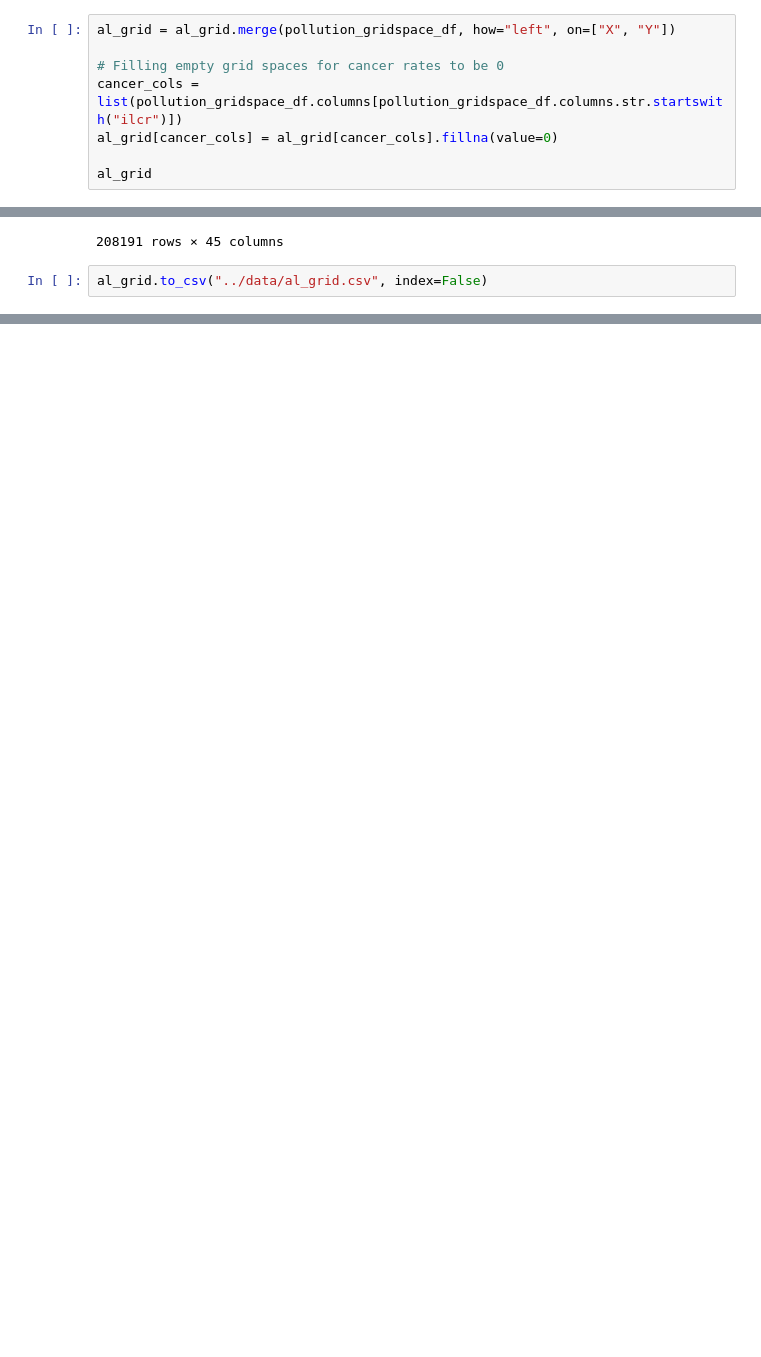
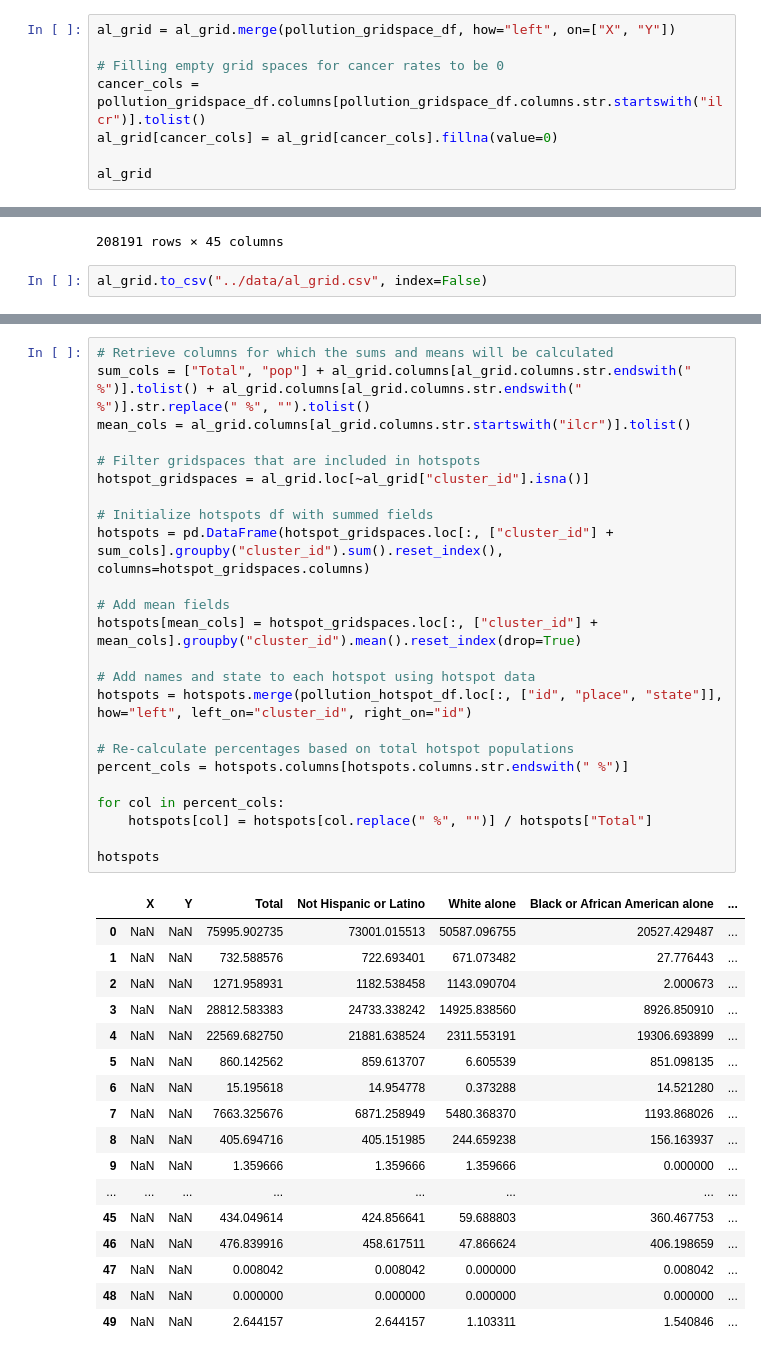
Before and after one commit to jasondamico/d3-visualizations, a Jupyter notebook: propublica_hotspots/python/cleaning.ipynb, the cells around one changed output, grey strips where cells are left out. Saved outputs shown, nothing was run; the diff lists cells and outputs as text; blank space fills up the shorter version.

Commit message:
Add script to group grid square into hotspots

```diff
--- a/propublica_hotspots/python/cleaning.ipynb
+++ b/propublica_hotspots/python/cleaning.ipynb
@@ -421,7 +421,7 @@ While it is unclear which year the "pop" field in the ProPublica data represents
 al_grid = al_grid.merge(pollution_gridspace_df, how="left", on=["X", "Y"])
 
 # Filling empty grid spaces for cancer rates to be 0
-cancer_cols = list(pollution_gridspace_df.columns[pollution_gridspace_df.columns.str.startswith("ilcr")])
+cancer_cols = pollution_gridspace_df.columns[pollution_gridspace_df.columns.str.startswith("ilcr")].tolist()
 al_grid[cancer_cols] = al_grid[cancer_cols].fillna(value=0)
 
 al_grid
@@ -443,0 +447,42 @@ al_grid.to_csv("../data/al_grid.csv", index=False)
+# %%
+# Retrieve columns for which the sums and means will be calculated
+sum_cols = ["Total", "pop"] + al_grid.columns[al_grid.columns.str.endswith(" %")].tolist() + al_grid.columns[al_grid.columns.str.endswith(" %")].str.replace(" %", "").tolist()
+mean_cols = al_grid.columns[al_grid.columns.str.startswith("ilcr")].tolist()
+
+# Filter gridspaces that are included in hotspots
+hotspot_gridspaces = al_grid.loc[~al_grid["cluster_id"].isna()]
+
+# Initialize hotspots df with summed fields
+hotspots = pd.DataFrame(hotspot_gridspaces.loc[:, ["cluster_id"] + sum_cols].groupby("cluster_id").sum().reset_index(), columns=hotspot_gridspaces.columns)
+
+# Add mean fields
+hotspots[mean_cols] = hotspot_gridspaces.loc[:, ["cluster_id"] + mean_cols].groupby("cluster_id").mean().reset_index(drop=True)
+
+# Add names and state to each hotspot using hotspot data
+hotspots = hotspots.merge(pollution_hotspot_df.loc[:, ["id", "place", "state"]], how="left", left_on="cluster_id", right_on="id")
+
+# Re-calculate percentages based on total hotspot populations
+percent_cols = hotspots.columns[hotspots.columns.str.endswith(" %")]
+
+for col in percent_cols:
+    hotspots[col] = hotspots[col.replace(" %", "")] / hotspots["Total"]
+
+hotspots
+# %% [output]
+|  | X | Y | Total | Not Hispanic or Latino | White alone | Black or African American alone | ... |
+| 0 | NaN | NaN | 75995.902735 | 73001.015513 | 50587.096755 | 20527.429487 | ... |
+| 1 | NaN | NaN | 732.588576 | 722.693401 | 671.073482 | 27.776443 | ... |
+| 2 | NaN | NaN | 1271.958931 | 1182.538458 | 1143.090704 | 2.000673 | ... |
+| 3 | NaN | NaN | 28812.583383 | 24733.338242 | 14925.838560 | 8926.850910 | ... |
+| 4 | NaN | NaN | 22569.682750 | 21881.638524 | 2311.553191 | 19306.693899 | ... |
+| 5 | NaN | NaN | 860.142562 | 859.613707 | 6.605539 | 851.098135 | ... |
+| 6 | NaN | NaN | 15.195618 | 14.954778 | 0.373288 | 14.521280 | ... |
+| 7 | NaN | NaN | 7663.325676 | 6871.258949 | 5480.368370 | 1193.868026 | ... |
+| 8 | NaN | NaN | 405.694716 | 405.151985 | 244.659238 | 156.163937 | ... |
+| 9 | NaN | NaN | 1.359666 | 1.359666 | 1.359666 | 0.000000 | ... |
+| ... | ... | ... | ... | ... | ... | ... | ... |
+| 45 | NaN | NaN | 434.049614 | 424.856641 | 59.688803 | 360.467753 | ... |
+| 46 | NaN | NaN | 476.839916 | 458.617511 | 47.866624 | 406.198659 | ... |
+| 47 | NaN | NaN | 0.008042 | 0.008042 | 0.000000 | 0.008042 | ... |
+| 48 | NaN | NaN | 0.000000 | 0.000000 | 0.000000 | 0.000000 | ... |
+| 49 | NaN | NaN | 2.644157 | 2.644157 | 1.103311 | 1.540846 | ... |
```
Also changed, not shown: parts of 3 cells of this notebook.
